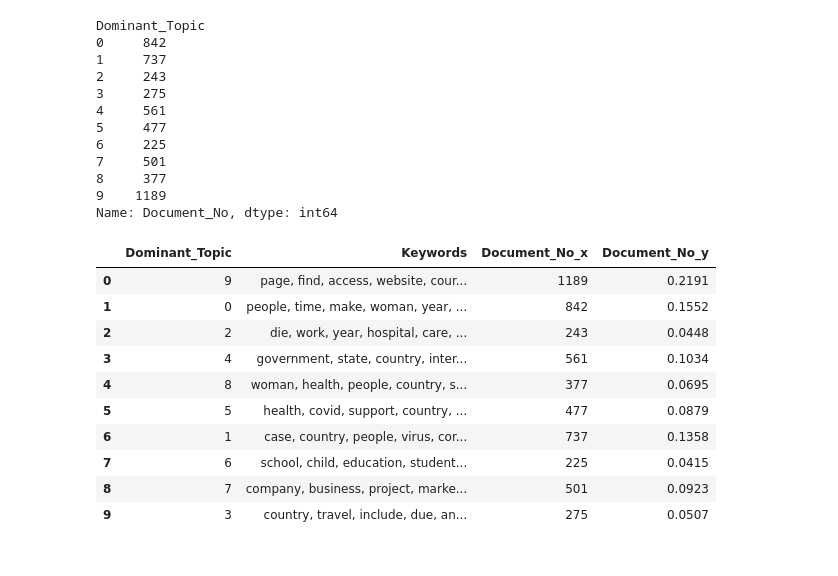
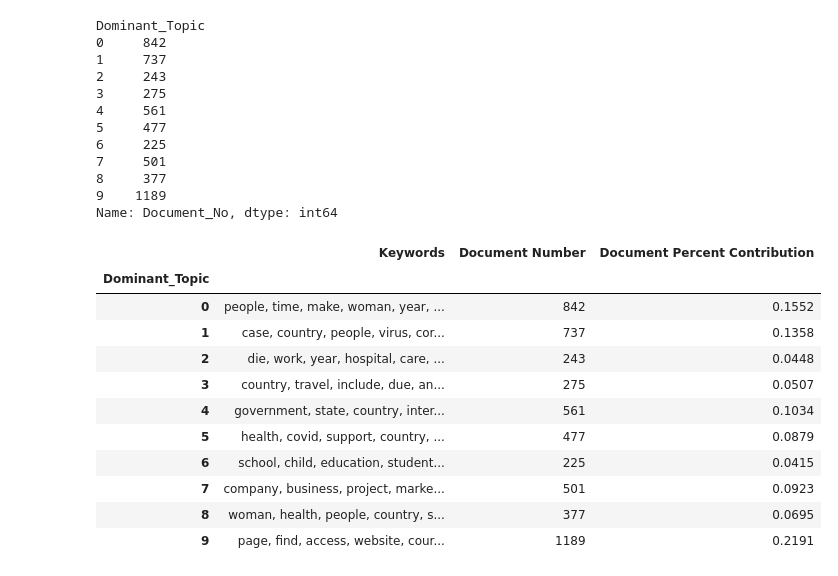
Before and after one commit to senaitdafa/LDA-Topic-Model, a Jupyter notebook: gensim_topic_model.ipynb, the cells around one changed output. Saved outputs shown, nothing was run; the diff lists cells and outputs as text; code cells hidden in the pictures.

```diff
--- a/gensim_topic_model.ipynb
+++ b/gensim_topic_model.ipynb
@@ -13,3 +28,5 @@ pip install spacy
+# %%
+INPUT_FILE = "UpennBox_SL_2020_content_extracted.csv"
 # %% [markdown]
 # Preprocessing
 # %% [markdown]
@@ -34,7 +51,7 @@ import spacy
 # %% [markdown]
 ### 2.) Import data
 # %%
-text_df = pd.read_csv("UpennBox_SL_2020_content_extracted.csv")
+text_df = pd.read_csv(INPUT_FILE)
 # %%
 text_df.shape
 # %% [output]
@@ -400,31 +417,35 @@ Name: Document_No, dtype: int64
 # %%
 # Number of Documents for Each Topic
 topic_counts = df_dominant_topic.groupby('Dominant_Topic')['Document_No'].count()
 
 # Percentage of Documents for Each Topic
 topic_contribution = round(topic_counts/topic_counts.sum(), 4).to_frame()
 topic_counts =topic_counts.to_frame()
 
 # Topic Number and Keywords frame
 topic_num_keywords = df_dominant_topic[['Dominant_Topic', 'Keywords']].drop_duplicates()
 
 # Concatenate Column wise
 df_dominant_topics = pd.merge(topic_num_keywords, topic_counts, on = 'Dominant_Topic')
 
 # Change Column names
 
 # Show
 df_dominant_topics = df_dominant_topics.merge(topic_contribution, on  = 'Dominant_Topic')
+df_dominant_topics.set_index('Dominant_Topic', inplace = True)
+df_dominant_topics.sort_index(inplace = True)
+df_dominant_topics.rename({'Document_No_x':"Document Number", 'Document_No_y': 'Document Percent Contribution'}, axis = 1, inplace = True)
 df_dominant_topics
 # %% [output]
-|  | Dominant_Topic | Keywords | Document_No_x | Document_No_y |
-| 0 | 9 | page, find, access, website, cour... | 1189 | 0.2191 |
-| 1 | 0 | people, time, make, woman, year, ... | 842 | 0.1552 |
-| 2 | 2 | die, work, year, hospital, care, ... | 243 | 0.0448 |
-| 3 | 4 | government, state, country, inter... | 561 | 0.1034 |
-| 4 | 8 | woman, health, people, country, s... | 377 | 0.0695 |
-| 5 | 5 | health, covid, support, country, ... | 477 | 0.0879 |
-| 6 | 1 | case, country, people, virus, cor... | 737 | 0.1358 |
-| 7 | 6 | school, child, education, student... | 225 | 0.0415 |
-| 8 | 7 | company, business, project, marke... | 501 | 0.0923 |
-| 9 | 3 | country, travel, include, due, an... | 275 | 0.0507 |
+|  | Keywords | Document Number | Document Percent Contribution |
+| Dominant_Topic |  |  |  |
+| 0 | people, time, make, woman, year, ... | 842 | 0.1552 |
+| 1 | case, country, people, virus, cor... | 737 | 0.1358 |
+| 2 | die, work, year, hospital, care, ... | 243 | 0.0448 |
+| 3 | country, travel, include, due, an... | 275 | 0.0507 |
+| 4 | government, state, country, inter... | 561 | 0.1034 |
+| 5 | health, covid, support, country, ... | 477 | 0.0879 |
+| 6 | school, child, education, student... | 225 | 0.0415 |
+| 7 | company, business, project, marke... | 501 | 0.0923 |
+| 8 | woman, health, people, country, s... | 377 | 0.0695 |
+| 9 | page, find, access, website, cour... | 1189 | 0.2191 |
```
Also changed, not shown: parts of 10 cells of this notebook.
